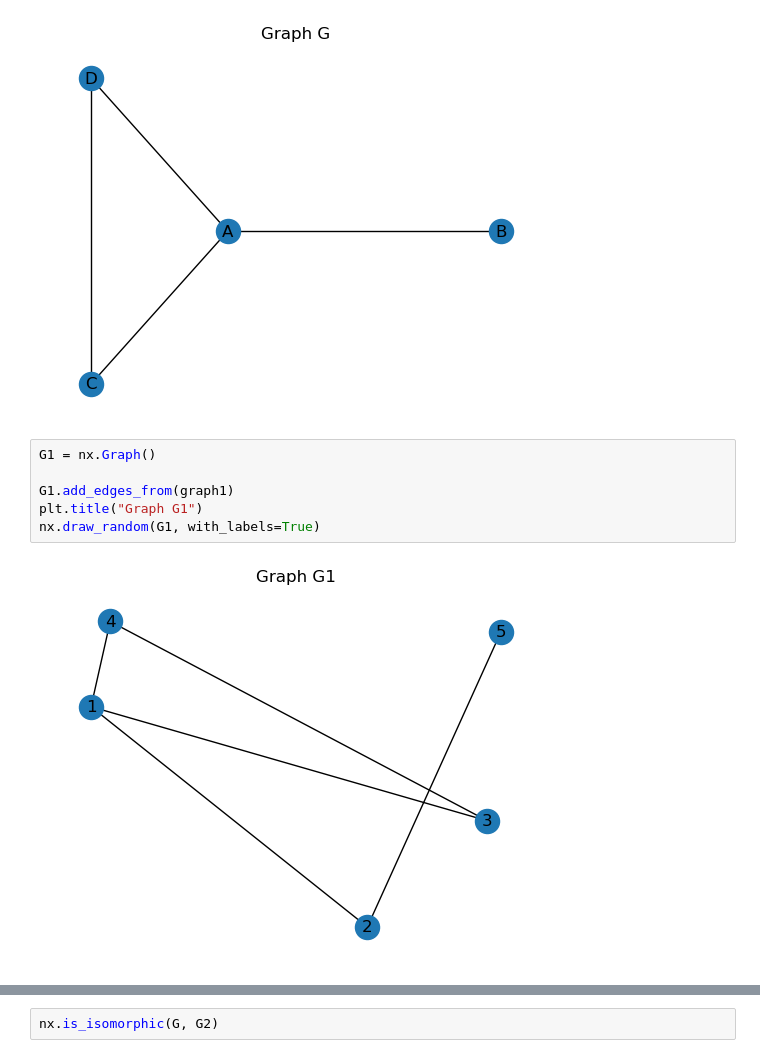
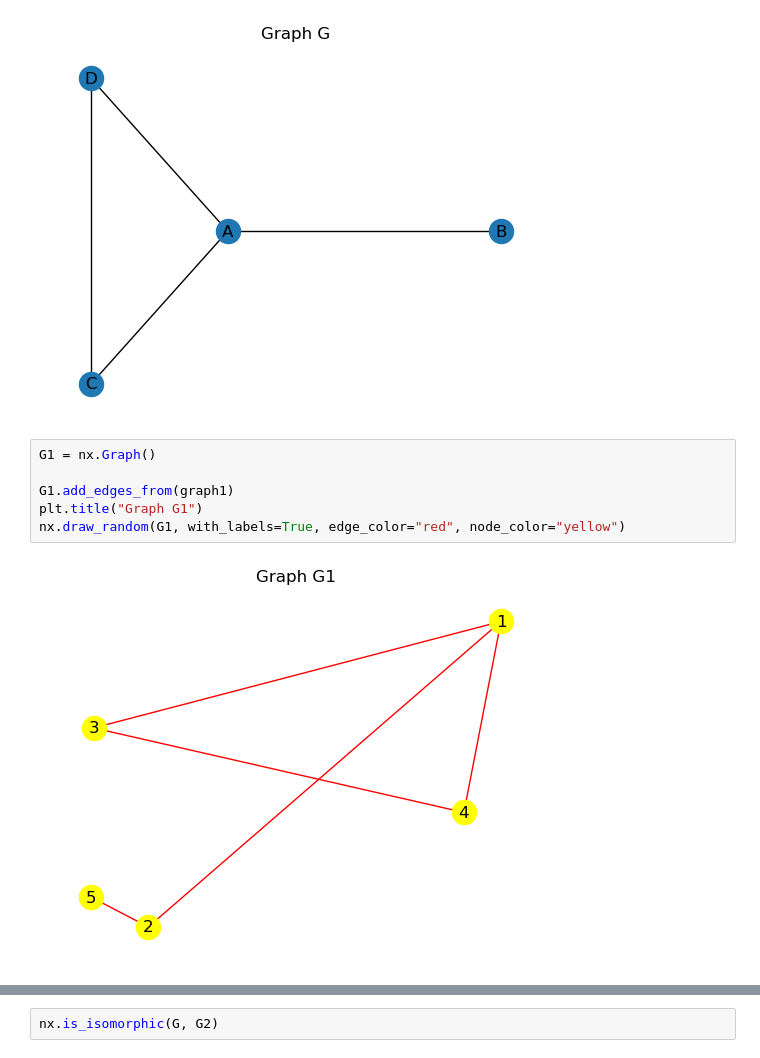
Before and after one commit to RoseDownes/Graph_Theory_Project, a Jupyter notebook: graph_isomorphism.ipynb, the cells around one changed output, grey strips where cells are left out. Cells and saved outputs as stored; diff of their text form.

```diff
--- a/graph_isomorphism.ipynb
+++ b/graph_isomorphism.ipynb
@@ -38,11 +38,11 @@ nx.draw_spectral(G, with_labels=True)
 # %%
 G1 = nx.Graph()
 
 G1.add_edges_from(graph1)
 plt.title("Graph G1")
-nx.draw_random(G1, with_labels=True)
+nx.draw_random(G1, with_labels=True, edge_color="red", node_color="yellow")
 # %% [output]
-[figure, old version]
+[figure, new version]
 # %%
 G2 = nx.Graph()
 
```
Also changed, not shown: parts of 13 cells of this notebook, 1 other file.
